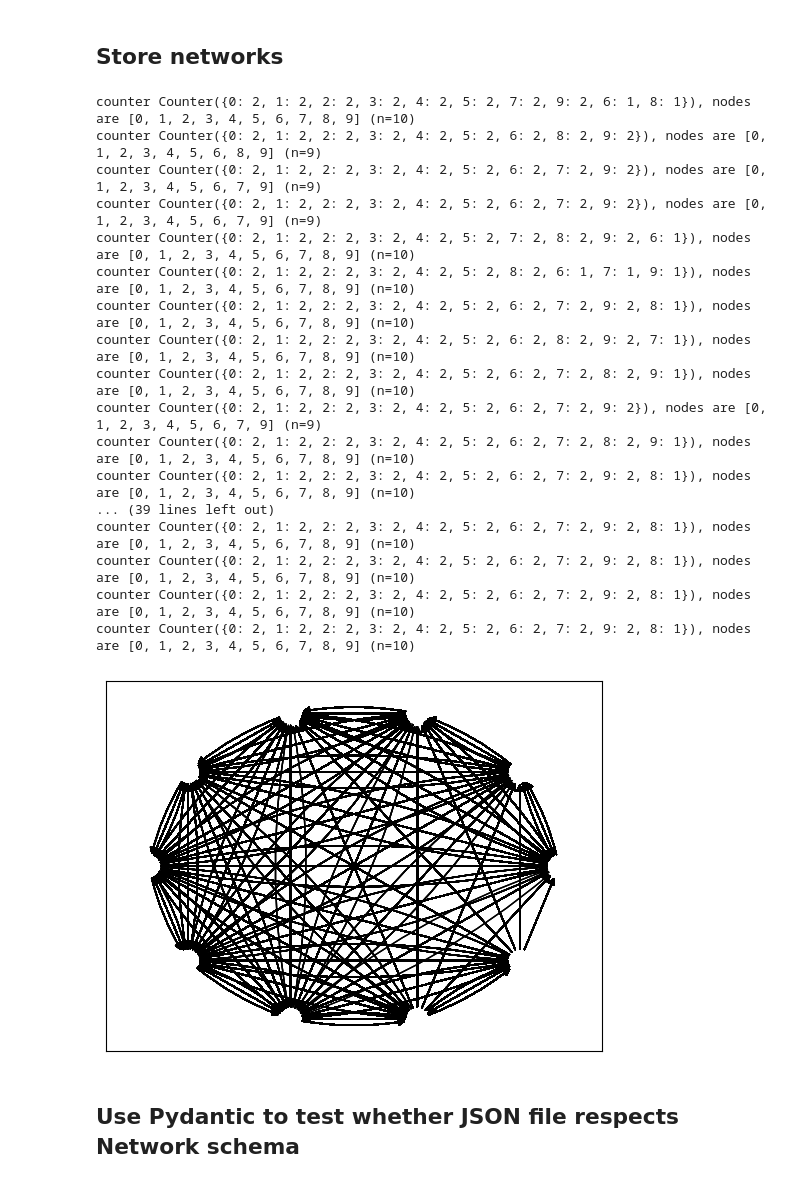
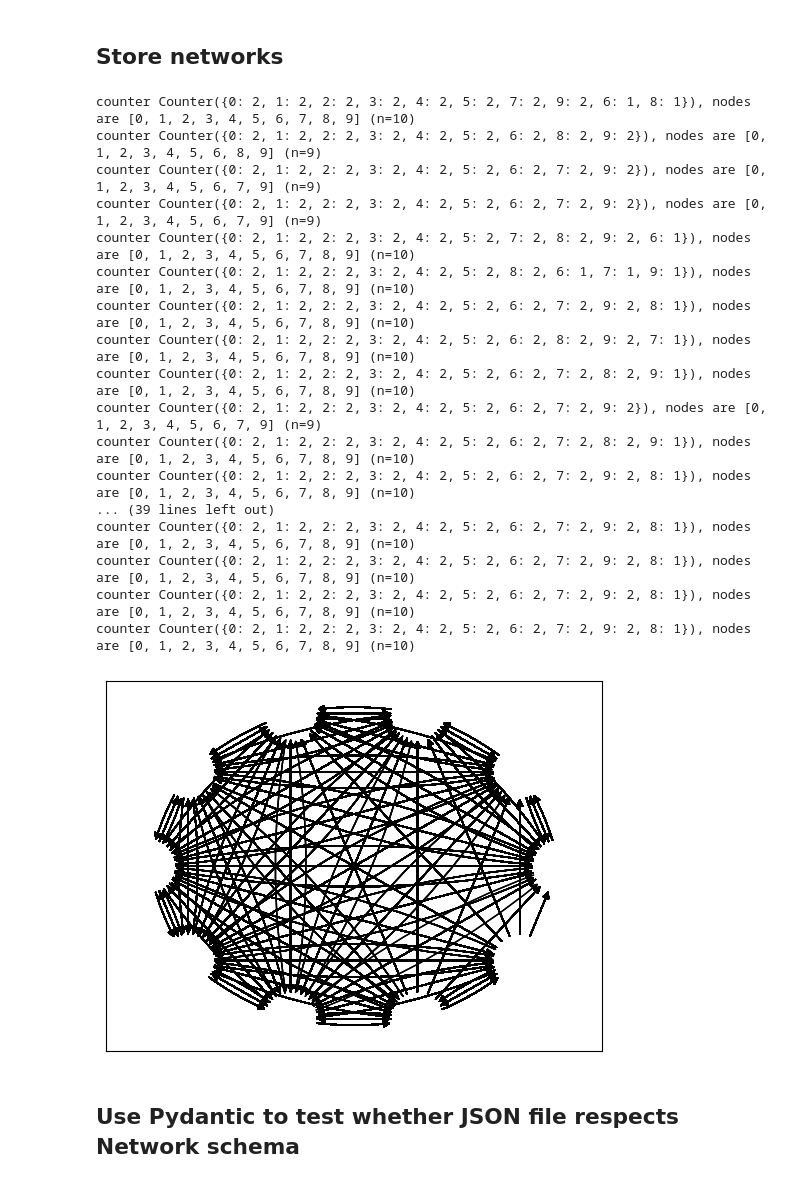
Before and after one commit to LBrinkmann/reward-network-iii-algorithm, a Jupyter notebook: notebooks/generation.ipynb, the cells around one changed output. Drawn from its saved outputs; the diff is of its cells as text; code cells hidden in the pictures.

Commit message:
update node size

```diff
--- a/notebooks/generation.ipynb
+++ b/notebooks/generation.ipynb
@@ -268,7 +268,7 @@ def create_network_object(**kwargs):
 ## Store networks
 # %%
 # parameters for visualization
-node_size=300
+node_size=1500
 arc_rad = 0.1
 
 # create positions (x,y coordinates) for network nodes
@@ -347,34 +347,34 @@ for i in range(n_test):
         vert = arc[0].get_path().vertices.T[:, :3] * 100
 
         network['links'][ii]['source_x'] = vert[0, 0]
         network['links'][ii]['source_y'] = vert[1, 0]
         network['links'][ii]['arc_x'] = vert[0, 1]
         network['links'][ii]['arc_y'] = vert[1, 1]
         network['links'][ii]['target_x'] = vert[0, 2]
         network['links'][ii]['target_y'] = vert[1, 2]
 
     network_id = hashlib.md5(json.dumps(network, sort_keys=True).encode('utf-8')).hexdigest()
     networks.append(create_network_object(pos_map=pos_map, n_steps=n_steps, network_id=network_id, **network))
 save_json(networks, test_file)
 # %% [output]
 counter Counter({0: 2, 1: 2, 2: 2, 3: 2, 4: 2, 5: 2, 7: 2, 9: 2, 6: 1, 8: 1}), nodes are [0, 1, 2, 3, 4, 5, 6, 7, 8, 9] (n=10)
 counter Counter({0: 2, 1: 2, 2: 2, 3: 2, 4: 2, 5: 2, 6: 2, 8: 2, 9: 2}), nodes are [0, 1, 2, 3, 4, 5, 6, 8, 9] (n=9)
 counter Counter({0: 2, 1: 2, 2: 2, 3: 2, 4: 2, 5: 2, 6: 2, 7: 2, 9: 2}), nodes are [0, 1, 2, 3, 4, 5, 6, 7, 9] (n=9)
 counter Counter({0: 2, 1: 2, 2: 2, 3: 2, 4: 2, 5: 2, 6: 2, 7: 2, 9: 2}), nodes are [0, 1, 2, 3, 4, 5, 6, 7, 9] (n=9)
 counter Counter({0: 2, 1: 2, 2: 2, 3: 2, 4: 2, 5: 2, 7: 2, 8: 2, 9: 2, 6: 1}), nodes are [0, 1, 2, 3, 4, 5, 6, 7, 8, 9] (n=10)
 counter Counter({0: 2, 1: 2, 2: 2, 3: 2, 4: 2, 5: 2, 8: 2, 6: 1, 7: 1, 9: 1}), nodes are [0, 1, 2, 3, 4, 5, 6, 7, 8, 9] (n=10)
 counter Counter({0: 2, 1: 2, 2: 2, 3: 2, 4: 2, 5: 2, 6: 2, 7: 2, 9: 2, 8: 1}), nodes are [0, 1, 2, 3, 4, 5, 6, 7, 8, 9] (n=10)
 counter Counter({0: 2, 1: 2, 2: 2, 3: 2, 4: 2, 5: 2, 6: 2, 8: 2, 9: 2, 7: 1}), nodes are [0, 1, 2, 3, 4, 5, 6, 7, 8, 9] (n=10)
 counter Counter({0: 2, 1: 2, 2: 2, 3: 2, 4: 2, 5: 2, 6: 2, 7: 2, 8: 2, 9: 1}), nodes are [0, 1, 2, 3, 4, 5, 6, 7, 8, 9] (n=10)
 counter Counter({0: 2, 1: 2, 2: 2, 3: 2, 4: 2, 5: 2, 6: 2, 7: 2, 9: 2}), nodes are [0, 1, 2, 3, 4, 5, 6, 7, 9] (n=9)
 counter Counter({0: 2, 1: 2, 2: 2, 3: 2, 4: 2, 5: 2, 6: 2, 7: 2, 8: 2, 9: 1}), nodes are [0, 1, 2, 3, 4, 5, 6, 7, 8, 9] (n=10)
 counter Counter({0: 2, 1: 2, 2: 2, 3: 2, 4: 2, 5: 2, 6: 2, 7: 2, 9: 2, 8: 1}), nodes are [0, 1, 2, 3, 4, 5, 6, 7, 8, 9] (n=10)
 ... (39 lines left out)
 counter Counter({0: 2, 1: 2, 2: 2, 3: 2, 4: 2, 5: 2, 6: 2, 7: 2, 9: 2, 8: 1}), nodes are [0, 1, 2, 3, 4, 5, 6, 7, 8, 9] (n=10)
 counter Counter({0: 2, 1: 2, 2: 2, 3: 2, 4: 2, 5: 2, 6: 2, 7: 2, 9: 2, 8: 1}), nodes are [0, 1, 2, 3, 4, 5, 6, 7, 8, 9] (n=10)
 counter Counter({0: 2, 1: 2, 2: 2, 3: 2, 4: 2, 5: 2, 6: 2, 7: 2, 9: 2, 8: 1}), nodes are [0, 1, 2, 3, 4, 5, 6, 7, 8, 9] (n=10)
 counter Counter({0: 2, 1: 2, 2: 2, 3: 2, 4: 2, 5: 2, 6: 2, 7: 2, 9: 2, 8: 1}), nodes are [0, 1, 2, 3, 4, 5, 6, 7, 8, 9] (n=10)
-[figure, old version]
+[figure, new version]
 # %% [markdown]
 ## Use Pydantic to test whether JSON file respects Network schema
 # %%
```
